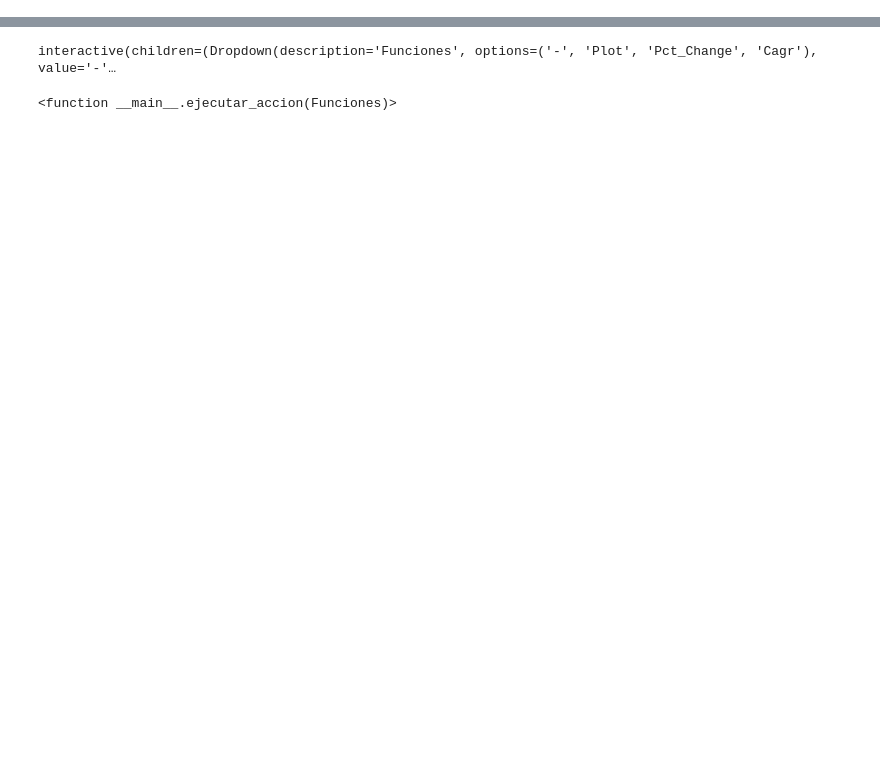
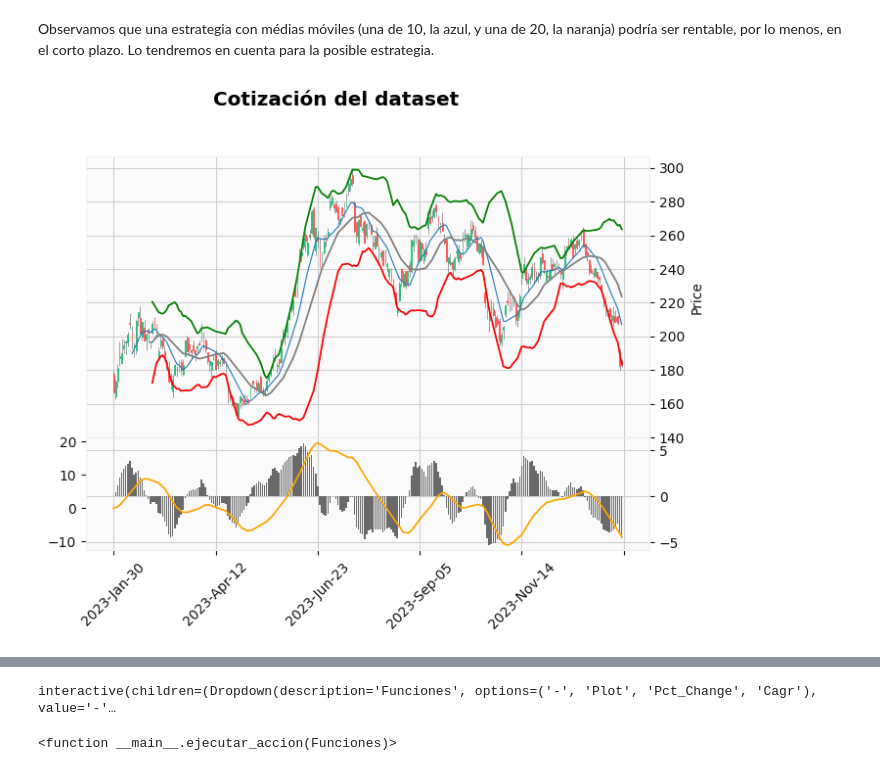
Before and after one commit to LaiqianDS/Stock_Analysis, a Jupyter notebook: Code/test.ipynb, the cells around one changed output, grey strips where cells are left out. Drawn from its saved outputs; the diff is of its cells as text; code cells hidden in the pictures; blank space fills up the shorter version.

```diff
--- a/Code/test.ipynb
+++ b/Code/test.ipynb
@@ -526,0 +64,7 @@ def results_impact(ticker):
+# %% [markdown]
+Observamos que una estrategia con médias móviles (una de 10, la azul, y una de 20, la naranja) podría ser rentable, por lo menos, en el corto plazo.
+Lo tendremos en cuenta para la posible estrategia.
+# %%
+plot_from(TSLA, sma=(10,),macd=True, bollinger=True)
+# %% [output]
+[figure, added]
```
Also changed, not shown: parts of 30 cells of this notebook, 2 other files.
